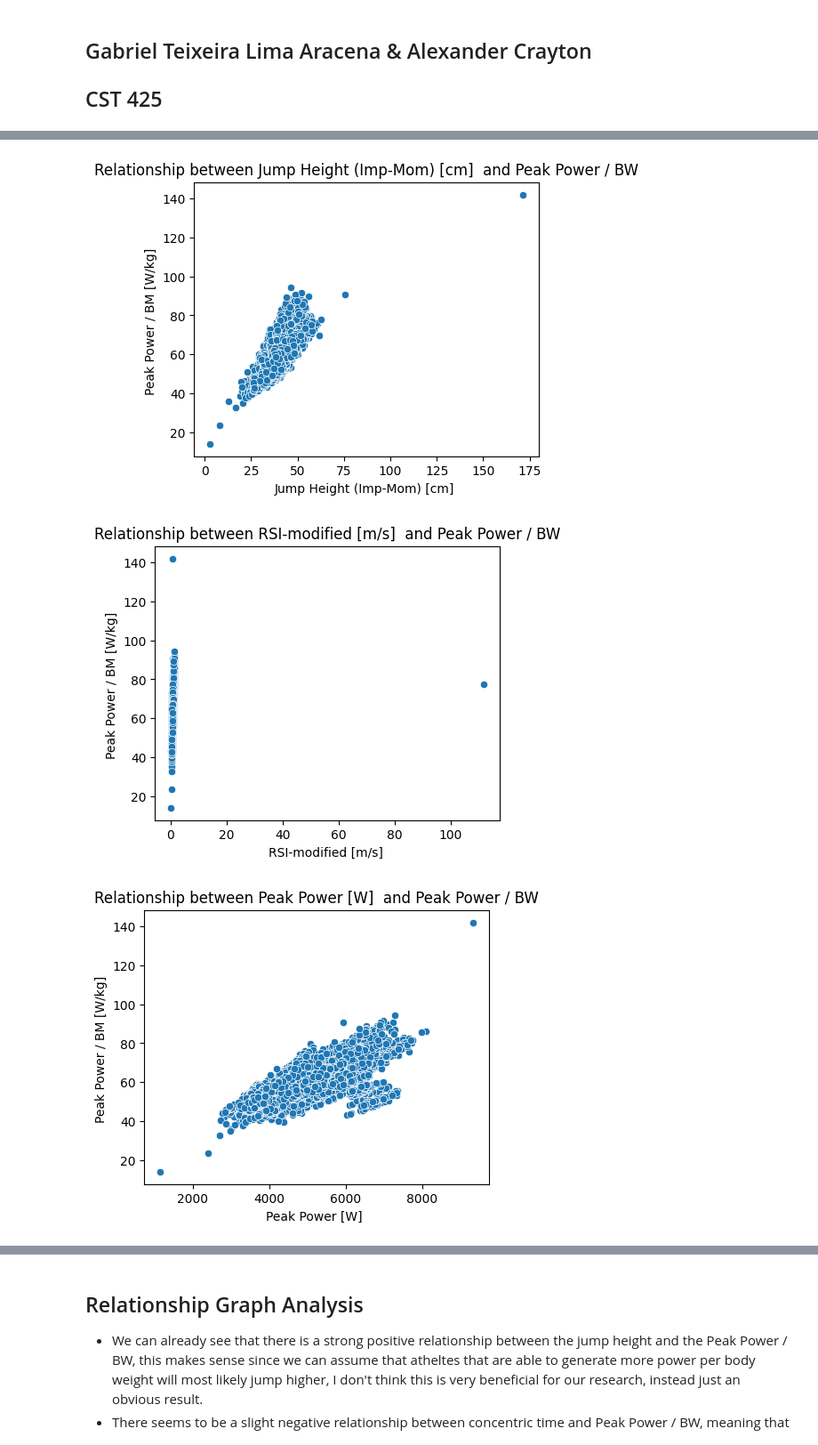
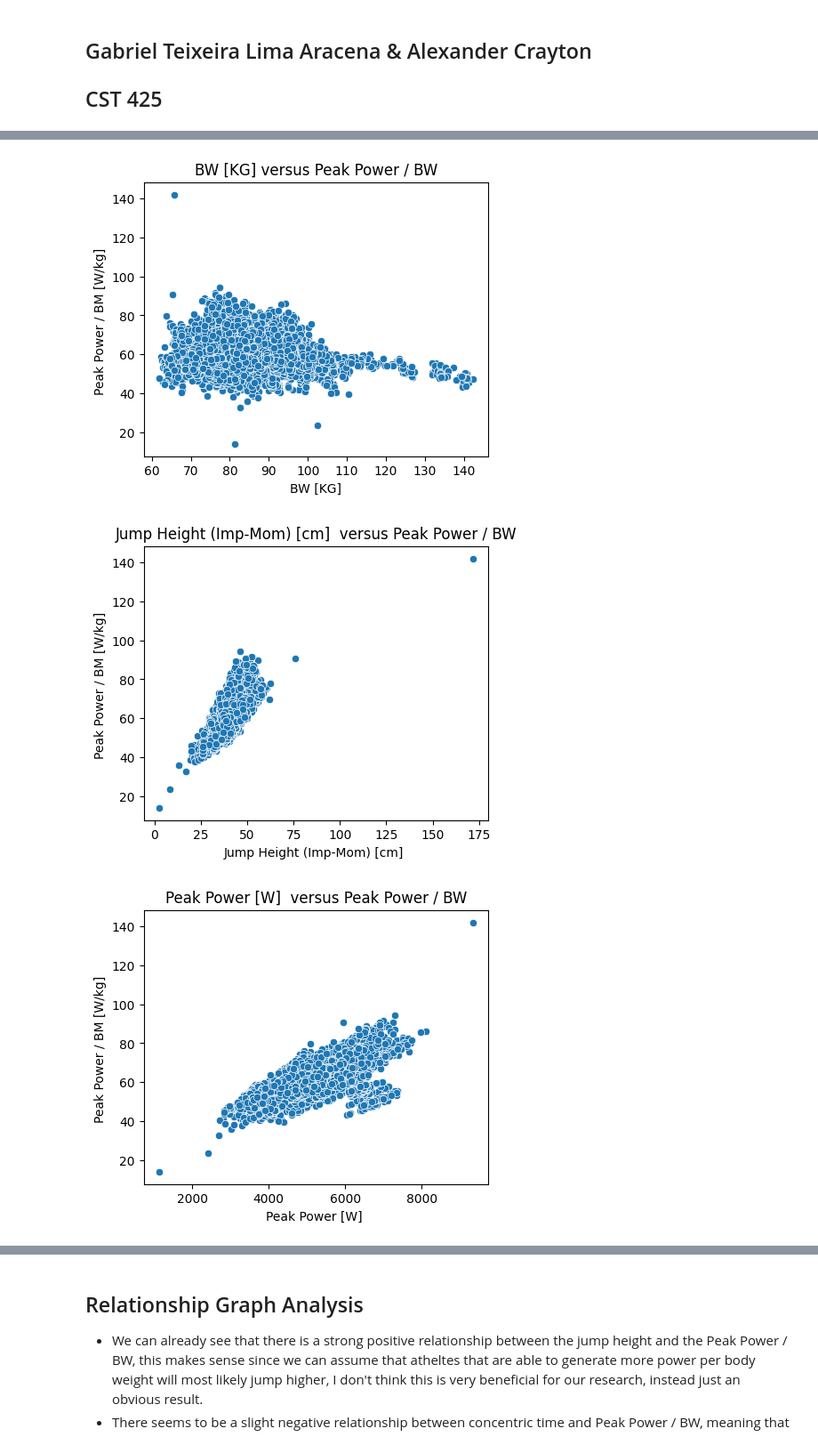
Before and after one commit to G4BE-334/AthletesMachineLearningProject, a Jupyter notebook: MachineLearningProject.ipynb, the cells around one changed output, grey strips where cells are left out. Shown at 89% size. Drawn from its saved outputs; the diff is of its cells as text; code cells hidden in the pictures.

```diff
--- a/MachineLearningProject.ipynb
+++ b/MachineLearningProject.ipynb
@@ -19,2 +25,2 @@ df.head()
 # %%
-newdf = df.drop(columns=['Name', 'ExternalId', 'Test Type', 'Date', 'Time', 'BW [KG]', 'Reps', 'Tags', 'Additional Load [lb]'])
+df_new = df.drop(columns=['Name', 'ExternalId', 'Test Type', 'Date', 'Time', 'Reps', 'Tags', 'Additional Load [lb]', 'RSI-modified [m/s] ', 'Jump Height (Flight Time) [cm] ', 'Start of Braking Phase [s] '])
@@ -20,0 +29,3 @@ newdf = df.drop(columns=['Name', 'ExternalId', 'Test Type', 'Date', 'Time', 'BW
+# %%
+df_new = df_new.dropna()
+print(df_new.isnull().sum())
@@ -20,0 +54,2 @@ newdf = df.drop(columns=['Name', 'ExternalId', 'Test Type', 'Date', 'Time', 'BW
+# %%
+df_new = df_new[df_new["BW [KG]"] > 0]
@@ -52,13 +70,13 @@ From the histogram above we can notice some interesting things. Although the mai
 # %%
 import seaborn as sns
-# Scatter plot to visualize the relationship between features and "Peak Power / BW"
-for column in newdf.columns:
+
+for column in df_new.columns: # plot relationship between feature and target feature, "Peak Power / BW"
     if column != 'Peak Power / BM [W/kg] ':
         plt.figure(figsize=(5, 4))
-        sns.scatterplot(data=newdf, x=column, y='Peak Power / BM [W/kg] ')
-        plt.title(f'Relationship between {column} and Peak Power / BW')
+        sns.scatterplot(data=df_new, x=column, y='Peak Power / BM [W/kg] ')
+        plt.title(f'{column} versus Peak Power / BW')
         plt.show()
 # %% [output]
-[figure, old version]
+[figure, new version]
-[figure, old version]
+[figure, new version]
-[figure, old version]
+[figure, new version]
```
Also changed, not shown: parts of 17 cells of this notebook.
